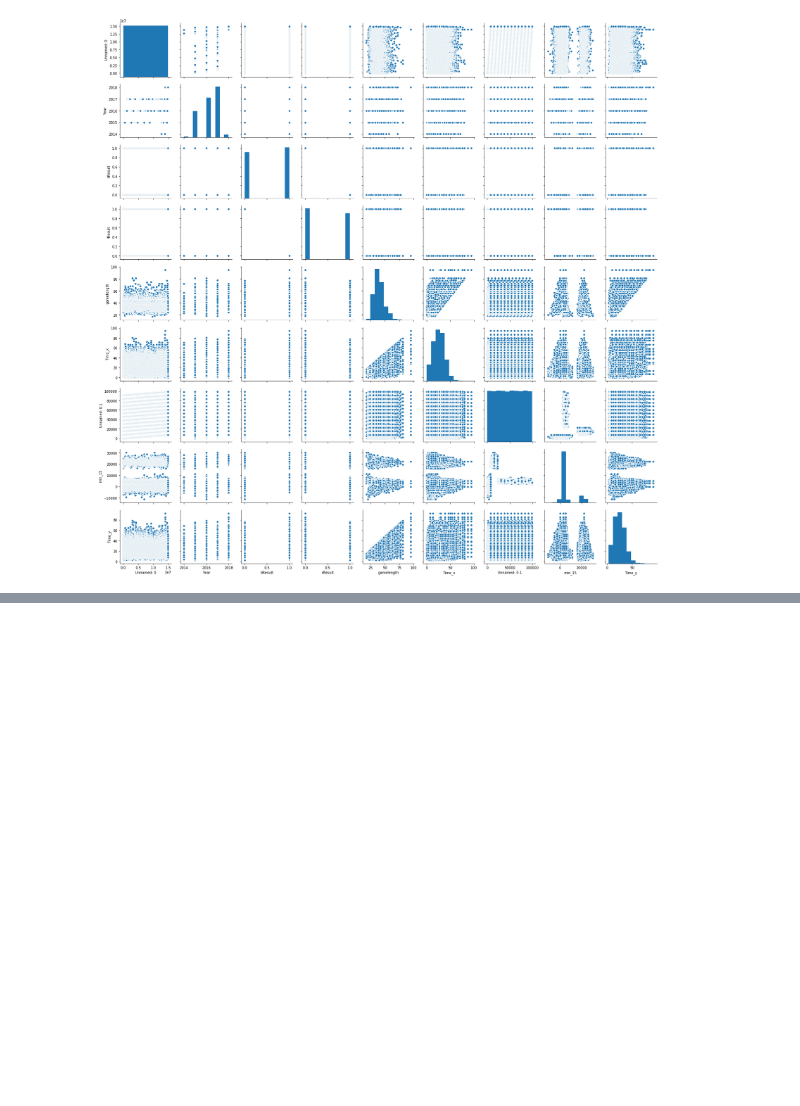
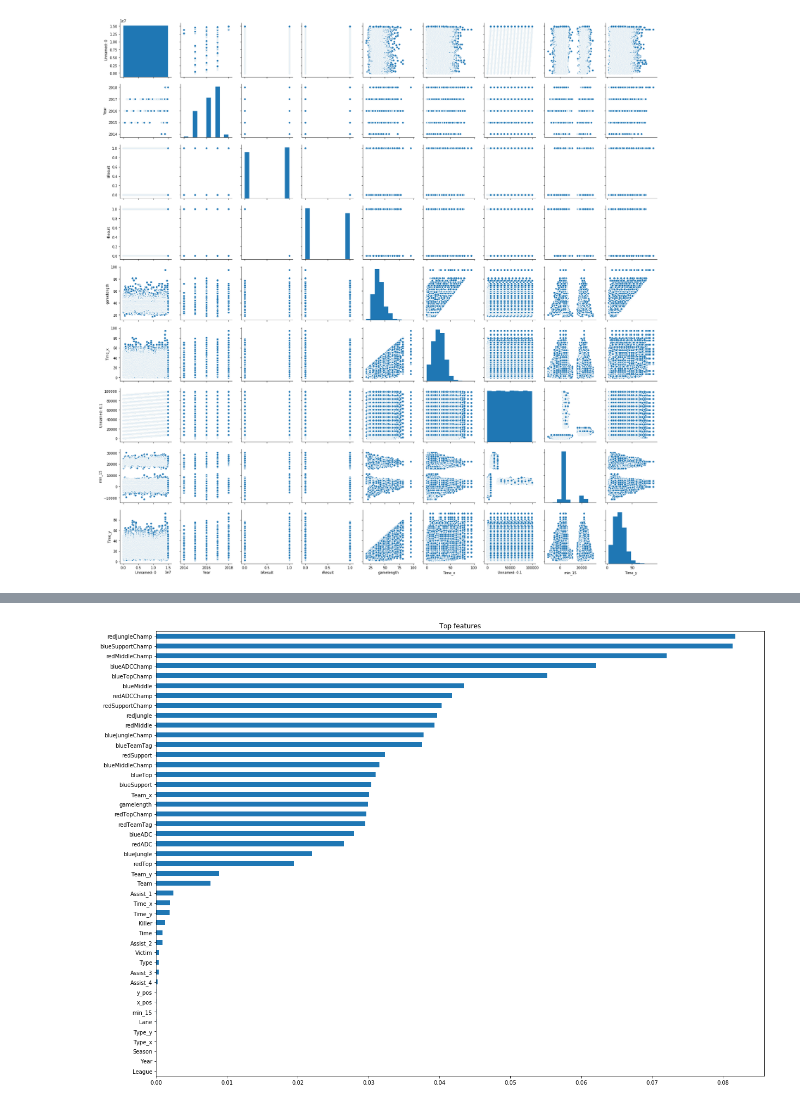
Before and after one commit to BaiganKing/Unit-2-Portfolio-Project, a Jupyter notebook: Project.ipynb, the cells around one changed output, grey strips where cells are left out. Cells and saved outputs as stored; diff of their text form; code cells hidden in the pictures; blank space fills up the shorter version.

```diff
--- a/Project.ipynb
+++ b/Project.ipynb
@@ -83,0 +109,2 @@ df.head()
+# %%
+df = df.replace(np.nan, 0)
@@ -83,0 +131,16 @@ df.head()
+# %%
+remove = ['bResult', 'rResult', 'Unnamed: 0', 'Unnamed: 0.1', 'Address', 'Unnamed: 0.1.1']
+
+features = df.drop(columns= remove)
+target = df['bResult']
+
+X = features
+y = target
+
+from sklearn.model_selection import train_test_split
+X_train, X_val, y_train, y_val = train_test_split(X, y)
+
+print('X_train shape', X_train.shape)
+print('y_train shape', y_train.shape)
+print('X_val shape', X_val.shape)
+print('y_val shape', y_val.shape)
@@ -83,0 +152,15 @@ df.head()
+# %%
+from xgboost import XGBClassifier
+from sklearn.pipeline import make_pipeline
+from sklearn.impute import SimpleImputer
+from sklearn.ensemble import RandomForestClassifier
+import category_encoders as ce
+#
+pipeline = make_pipeline(
+    ce.OrdinalEncoder(),
+    SimpleImputer(),
+    RandomForestClassifier(n_estimators=100,random_state=42, n_jobs=-1)
+)
+#
+pipeline.fit(X_train, y_train)
+pipeline.fit(X_val, y_val)
@@ -83,0 +258,12 @@ df.head()
+# %%
+rf = pipeline.named_steps['randomforestclassifier']
+importances = pd.Series(rf.feature_importances_, X_train.columns)
+#
+%matplotlib inline
+import matplotlib.pyplot as plt
+#
+plt.figure(figsize=(20, 15))
+plt.title(f'Top features')
+importances.sort_values().plot.barh();
+# %% [output]
+[figure, added]
```
Also changed, not shown: parts of 16 cells of this notebook.
